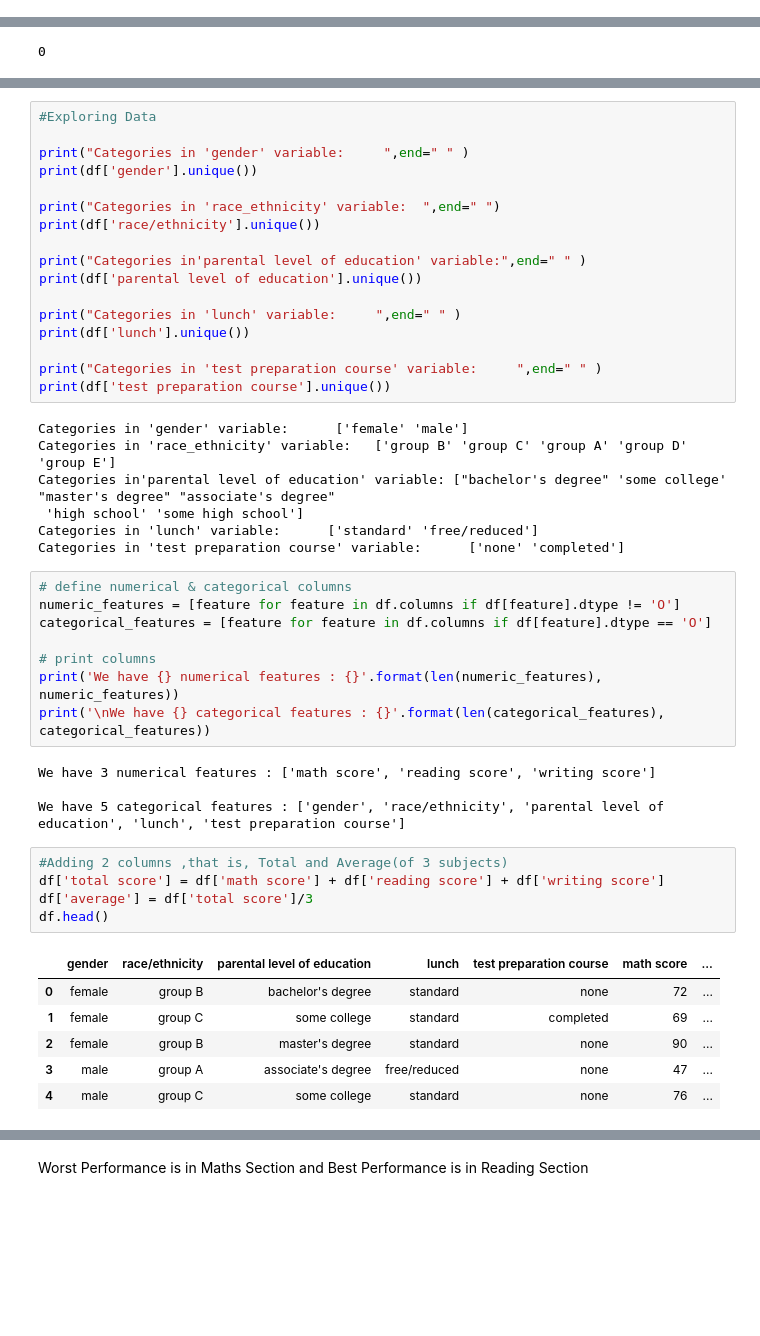
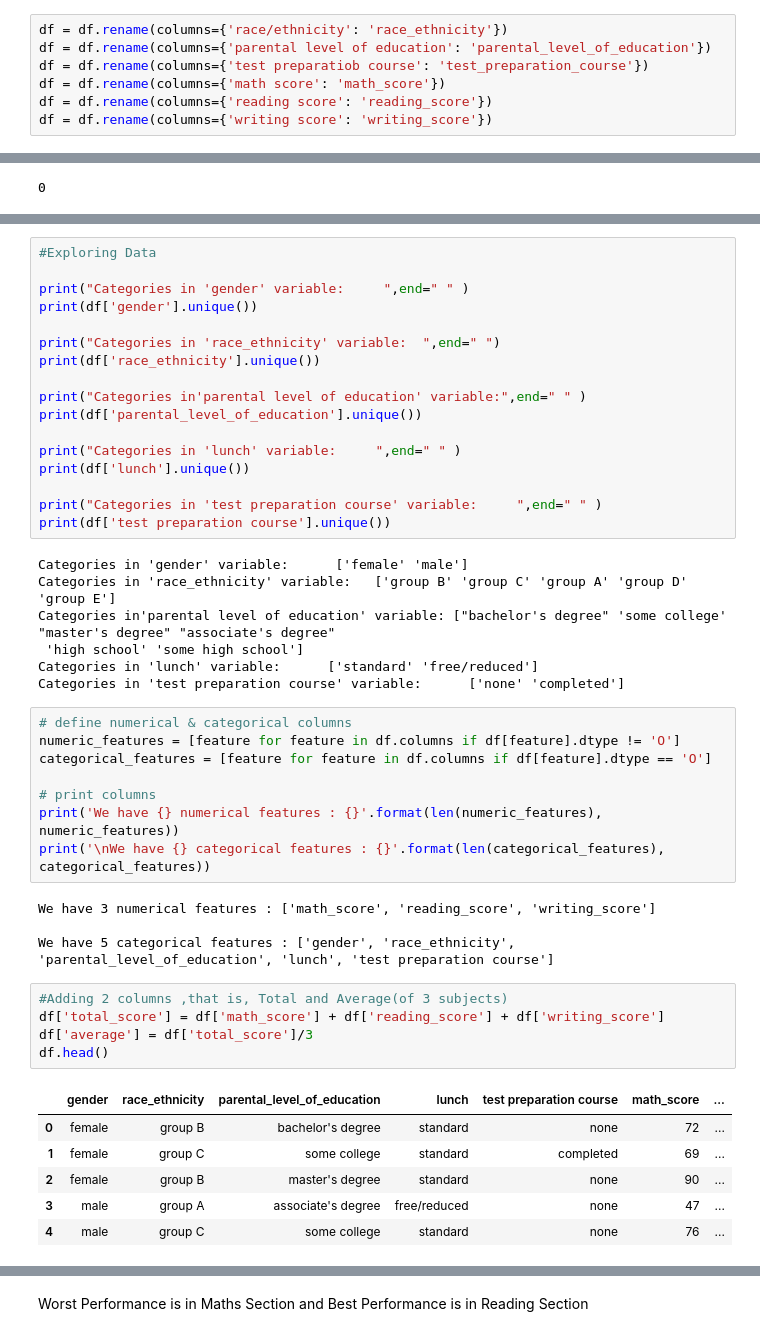
Before and after one commit to KailashAsnani/Study_Sage, a Jupyter notebook: notebook/EDA.ipynb, the cells around one changed output, grey strips where cells are left out. Saved outputs shown, nothing was run; the diff lists cells and outputs as text; blank space fills up the shorter version.

```diff
--- a/notebook/EDA.ipynb
+++ b/notebook/EDA.ipynb
@@ -17,4 +17,11 @@ df.head()
 | 2 | female | group B | master's degree | standard | none | 90 | ... |
 | 3 | male | group A | associate's degree | free/reduced | none | 47 | ... |
 | 4 | male | group C | some college | standard | none | 76 | ... |
+# %%
+df = df.rename(columns={'race/ethnicity': 'race_ethnicity'})
+df = df.rename(columns={'parental level of education': 'parental_level_of_education'})
+df = df.rename(columns={'test preparatiob course': 'test_preparation_course'})
+df = df.rename(columns={'math score': 'math_score'})
+df = df.rename(columns={'reading score': 'reading_score'})
+df = df.rename(columns={'writing score': 'writing_score'})
 # %%
@@ -83,10 +81,10 @@ print("Categories in 'gender' variable:     ",end=" " )
 print(df['gender'].unique())
 
 print("Categories in 'race_ethnicity' variable:  ",end=" ")
-print(df['race/ethnicity'].unique())
+print(df['race_ethnicity'].unique())
 
 print("Categories in'parental level of education' variable:",end=" " )
-print(df['parental level of education'].unique())
+print(df['parental_level_of_education'].unique())
 
 print("Categories in 'lunch' variable:     ",end=" " )
 print(df['lunch'].unique())
@@ -109,16 +107,16 @@ categorical_features = [feature for feature in df.columns if df[feature].dtype =
 print('We have {} numerical features : {}'.format(len(numeric_features), numeric_features))
 print('\nWe have {} categorical features : {}'.format(len(categorical_features), categorical_features))
 # %% [output]
-We have 3 numerical features : ['math score', 'reading score', 'writing score']
+We have 3 numerical features : ['math_score', 'reading_score', 'writing_score']
 
-We have 5 categorical features : ['gender', 'race/ethnicity', 'parental level of education', 'lunch', 'test preparation course']
+We have 5 categorical features : ['gender', 'race_ethnicity', 'parental_level_of_education', 'lunch', 'test preparation course']
 # %%
 #Adding 2 columns ,that is, Total and Average(of 3 subjects)
-df['total score'] = df['math score'] + df['reading score'] + df['writing score']
-df['average'] = df['total score']/3
+df['total_score'] = df['math_score'] + df['reading_score'] + df['writing_score']
+df['average'] = df['total_score']/3
 df.head()
 # %% [output]
-|  | gender | race/ethnicity | parental level of education | lunch | test preparation course | math score | ... |
+|  | gender | race_ethnicity | parental_level_of_education | lunch | test preparation course | math_score | ... |
 | 0 | female | group B | bachelor's degree | standard | none | 72 | ... |
 | 1 | female | group C | some college | standard | completed | 69 | ... |
 | 2 | female | group B | master's degree | standard | none | 90 | ... |
```
Also changed, not shown: parts of 16 cells of this notebook, 29 other files.
